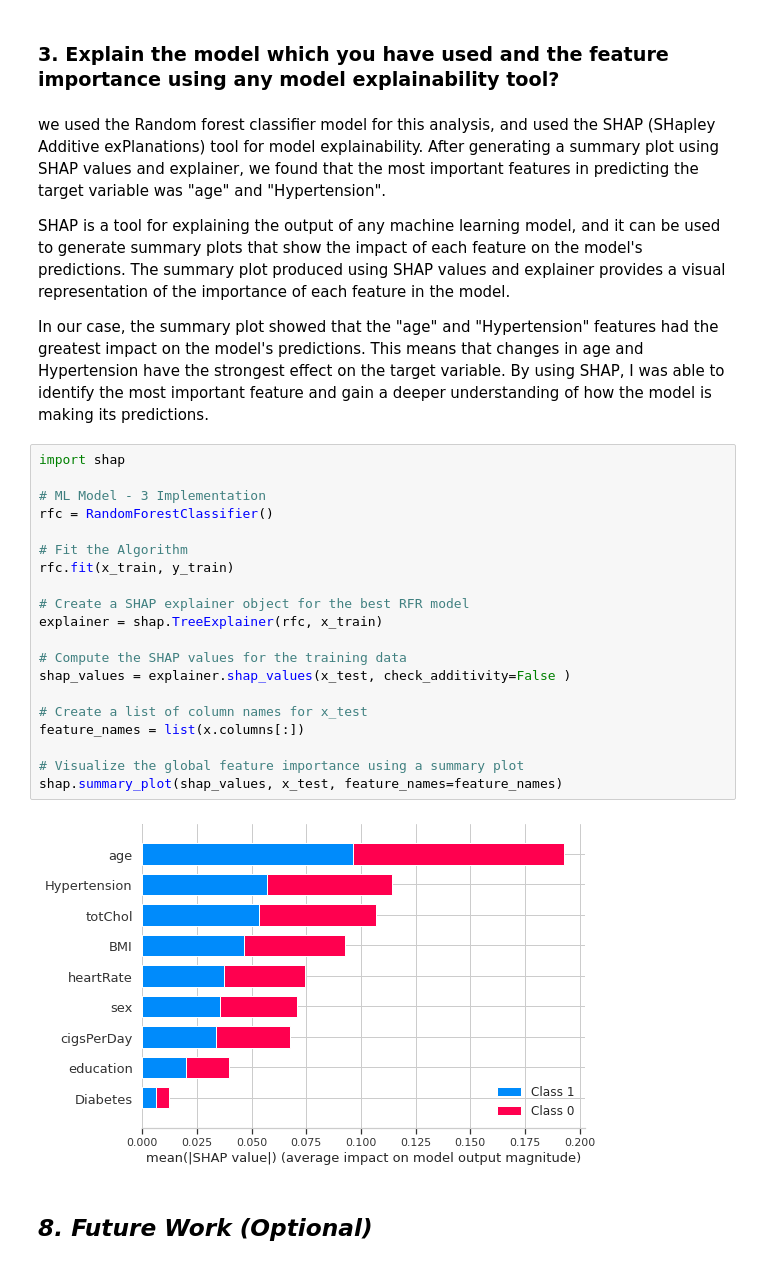
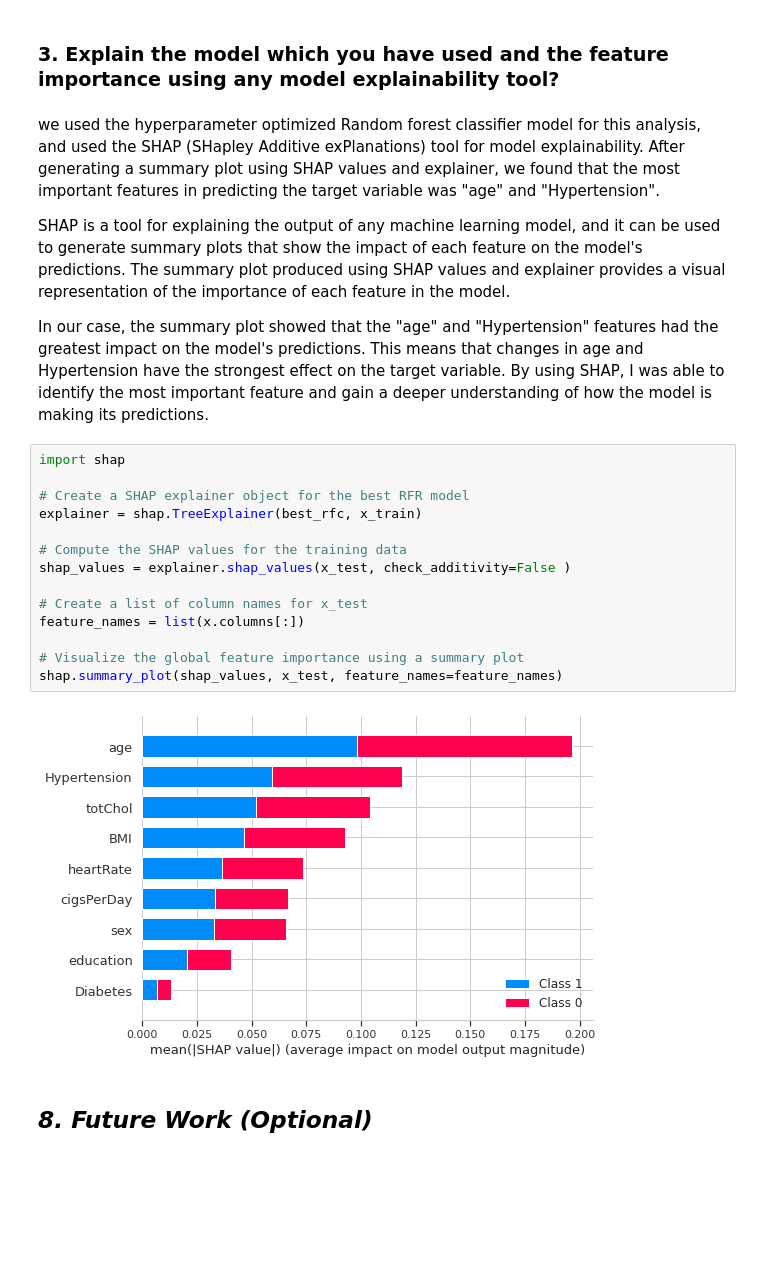
Before and after one commit to HKishanPatel/Cardiovascular-Risk-Prediction, a Jupyter notebook: Cardiovascular_Risk_Prediction.ipynb, the cells around one changed output. Cells and saved outputs as stored; diff of their text form; blank space fills up the shorter version.

```diff
--- a/Cardiovascular_Risk_Prediction.ipynb
+++ b/Cardiovascular_Risk_Prediction.ipynb
@@ -1852,7 +1853,7 @@ Reducing the number of false negatives (type 2 error) is crucial in identifying
 # %% [markdown]
 ### 3. Explain the model which you have used and the feature importance using any model explainability tool?
 # %% [markdown]
-we used the Random forest classifier model for this analysis, and used the SHAP (SHapley Additive exPlanations) tool for model explainability. After generating a summary plot using SHAP values and explainer, we found that the most important features in predicting the target variable was "age" and "Hypertension".
+we used the hyperparameter optimized Random forest classifier model for this analysis, and used the SHAP (SHapley Additive exPlanations) tool for model explainability. After generating a summary plot using SHAP values and explainer, we found that the most important features in predicting the target variable was "age" and "Hypertension".
 
 SHAP is a tool for explaining the output of any machine learning model, and it can be used to generate summary plots that show the impact of each feature on the model's predictions. The summary plot produced using SHAP values and explainer provides a visual representation of the importance of each feature in the model.
 
@@ -1860,25 +1861,19 @@ In our case, the summary plot showed that the "age" and "Hypertension" features
 # %%
 import shap
 
-# ML Model - 3 Implementation
-rfc = RandomForestClassifier()
-
-# Fit the Algorithm
-rfc.fit(x_train, y_train)
-
 # Create a SHAP explainer object for the best RFR model
-explainer = shap.TreeExplainer(rfc, x_train)
+explainer = shap.TreeExplainer(best_rfc, x_train)
 
 # Compute the SHAP values for the training data
 shap_values = explainer.shap_values(x_test, check_additivity=False )
 
 # Create a list of column names for x_test
 feature_names = list(x.columns[:])
 
 # Visualize the global feature importance using a summary plot
 shap.summary_plot(shap_values, x_test, feature_names=feature_names)
 # %% [output]
-[figure, old version]
+[figure, new version]
 # %% [markdown]
 ## ***8.*** ***Future Work (Optional)***
 # %% [markdown]
```
Also changed, not shown: parts of 11 cells of this notebook.
